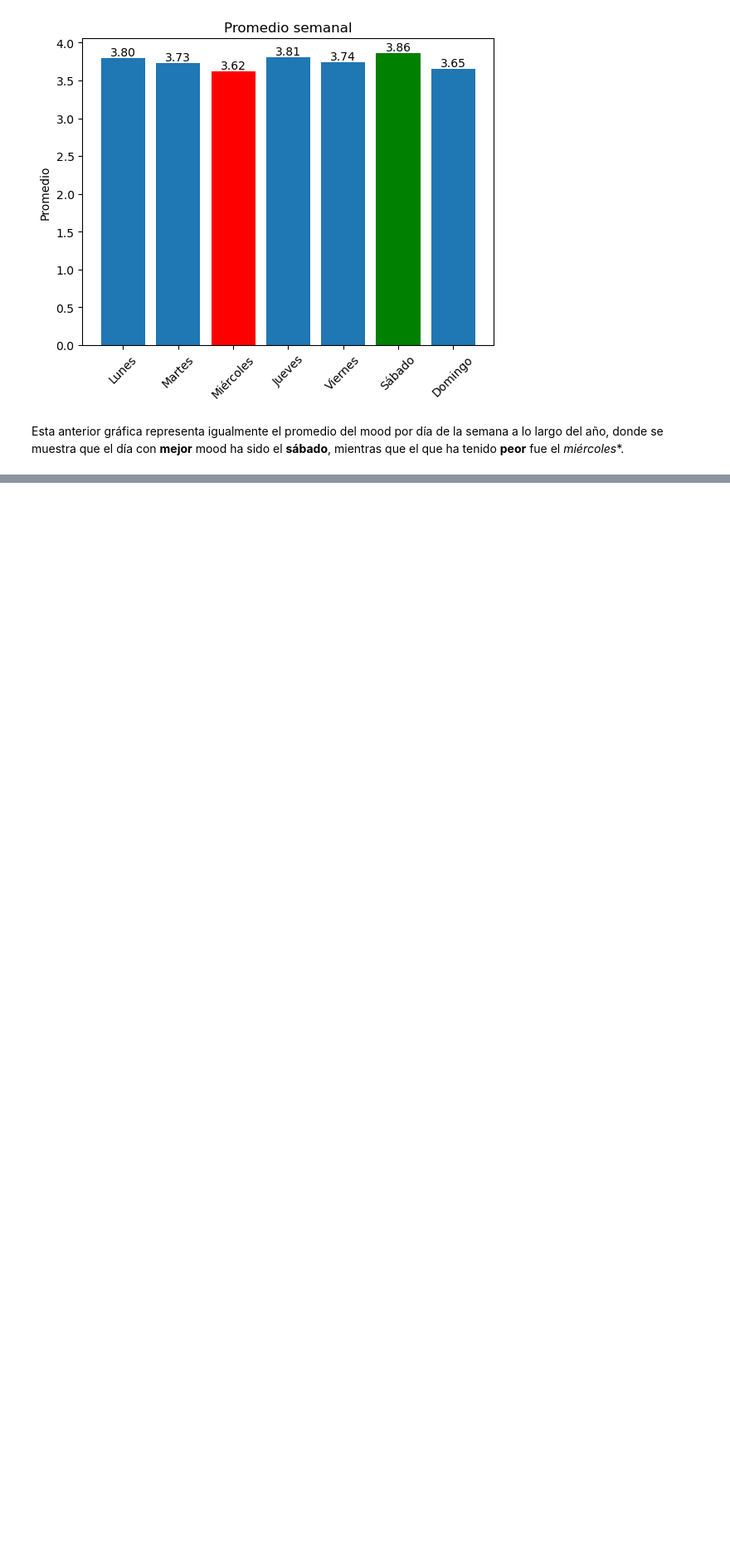
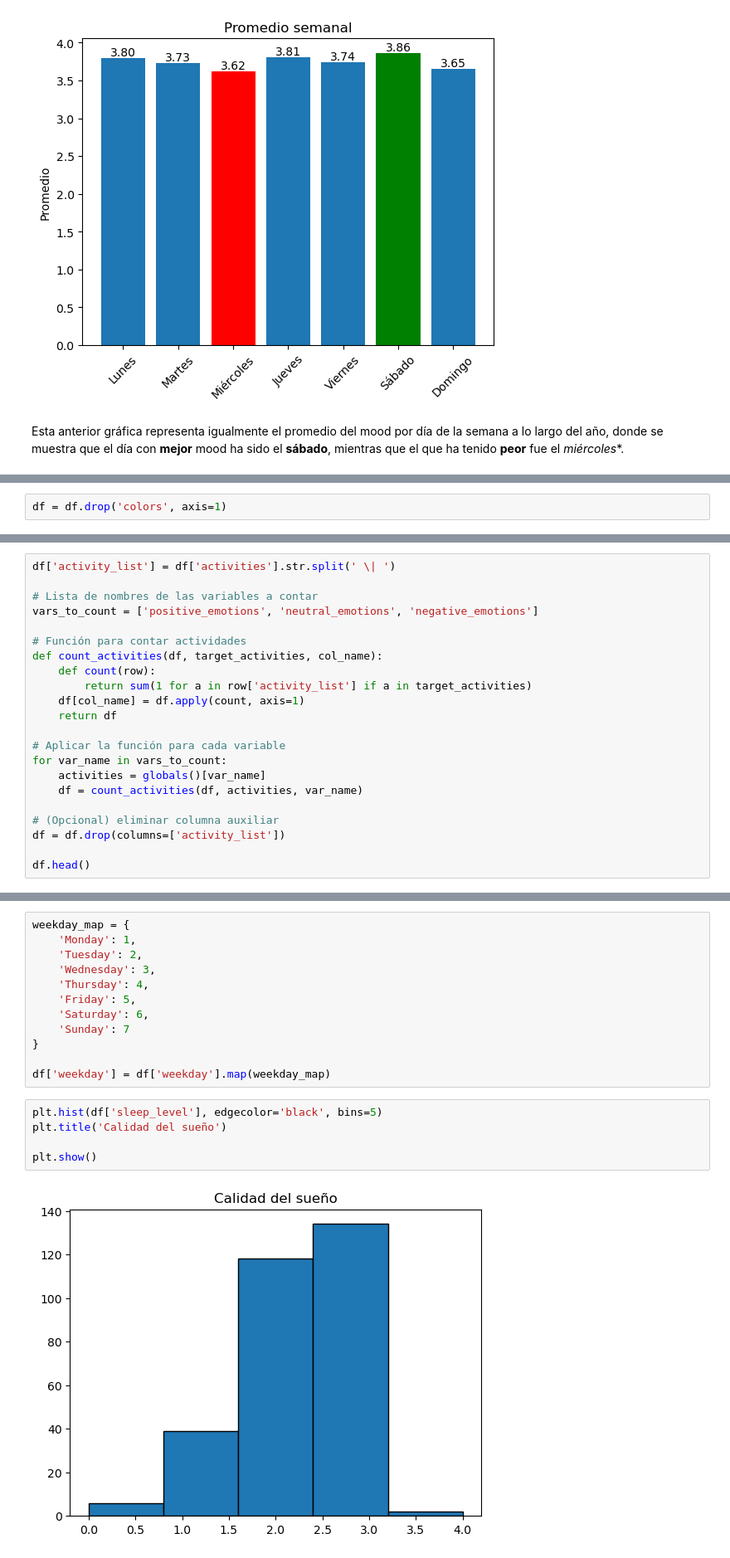
Before and after one commit to IsaiJesus/Feelings, a Jupyter notebook: notebooks/01_data_pipeline.ipynb, the cells around one changed output, grey strips where cells are left out. Shown at 83% size. Saved outputs shown, nothing was run; the diff lists cells and outputs as text; blank space fills up the shorter version.

Commit message:
categorized columns

```diff
--- a/notebooks/01_data_pipeline.ipynb
+++ b/notebooks/01_data_pipeline.ipynb
@@ -451,0 +377,2 @@ Para el resto de registros, igualmente podría ser un Target Encoding.
+# %%
+df = df.drop('colors', axis=1)
@@ -451,0 +504,22 @@ Para el resto de registros, igualmente podría ser un Target Encoding.
+# %%
+df['activity_list'] = df['activities'].str.split(' \| ')
+
+# Lista de nombres de las variables a contar
+vars_to_count = ['positive_emotions', 'neutral_emotions', 'negative_emotions']
+
+# Función para contar actividades
+def count_activities(df, target_activities, col_name):
+    def count(row):
+        return sum(1 for a in row['activity_list'] if a in target_activities)
+    df[col_name] = df.apply(count, axis=1)
+    return df
+
+# Aplicar la función para cada variable
+for var_name in vars_to_count:
+    activities = globals()[var_name]
+    df = count_activities(df, activities, var_name)
+
+# (Opcional) eliminar columna auxiliar
+df = df.drop(columns=['activity_list'])
+
+df.head()
@@ -451,0 +533,19 @@ Para el resto de registros, igualmente podría ser un Target Encoding.
+# %%
+weekday_map = {
+    'Monday': 1,
+    'Tuesday': 2,
+    'Wednesday': 3,
+    'Thursday': 4,
+    'Friday': 5,
+    'Saturday': 6,
+    'Sunday': 7
+}
+
+df['weekday'] = df['weekday'].map(weekday_map)
+# %%
+plt.hist(df['sleep_level'], edgecolor='black', bins=5)
+plt.title('Calidad del sueño')
+
+plt.show()
+# %% [output]
+[figure, added]
```
Also changed, not shown: parts of 34 cells of this notebook, 1 other file.
